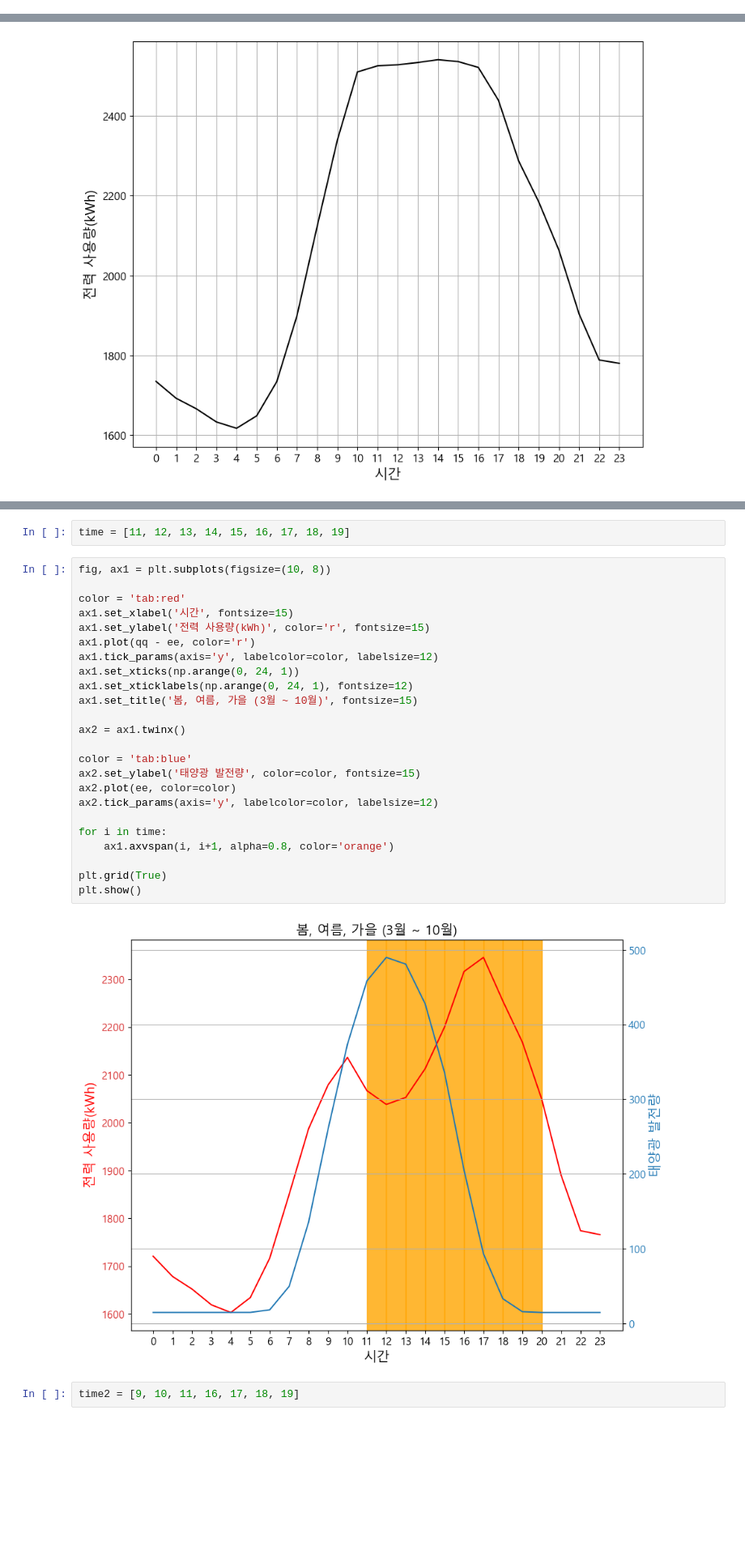
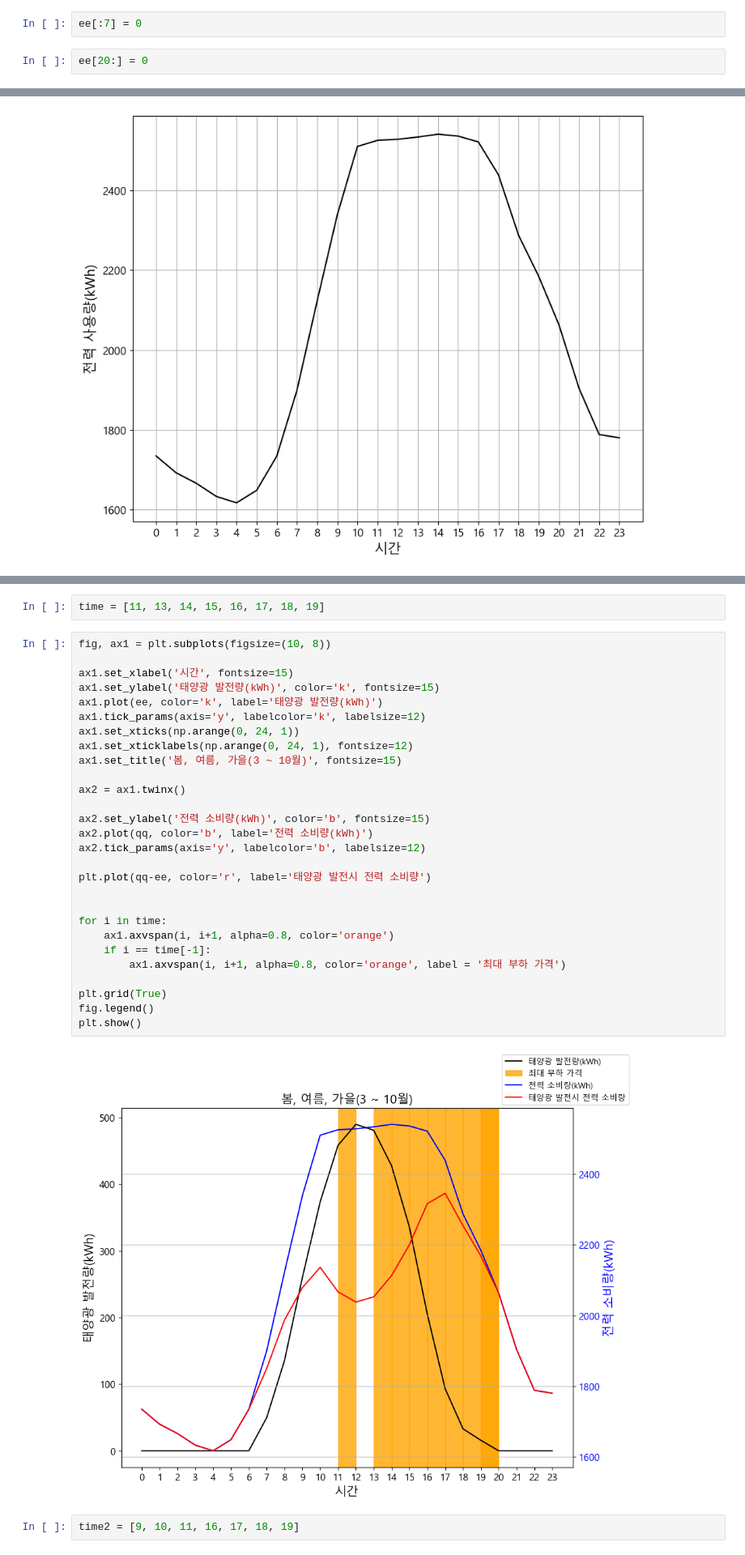
Before and after one commit to Jjineeq/Capstone_Design, a Jupyter notebook: plt.ipynb, the cells around one changed output, grey strips where cells are left out. Shown at 81% size. Cells and saved outputs as stored; diff of their text form; blank space fills up the shorter version.

```diff
--- a/plt.ipynb
+++ b/plt.ipynb
@@ -36 +33,5 @@ solar_eda.target[:100].plot()
+# %%
+ee[:7] = 0
+# %%
+ee[20:] = 0
 # %%
@@ -92,30 +92,34 @@ plt.show()
 # %%
-time = [11, 12, 13, 14, 15, 16, 17, 18, 19]
+time = [11, 13, 14, 15, 16, 17, 18, 19]
 # %%
 fig, ax1 = plt.subplots(figsize=(10, 8))
 
-color = 'tab:red'
 ax1.set_xlabel('시간', fontsize=15)
-ax1.set_ylabel('전력 사용량(kWh)', color='r', fontsize=15)
-ax1.plot(qq - ee, color='r')
-ax1.tick_params(axis='y', labelcolor=color, labelsize=12)
+ax1.set_ylabel('태양광 발전량(kWh)', color='k', fontsize=15)
+ax1.plot(ee, color='k', label='태양광 발전량(kWh)')
+ax1.tick_params(axis='y', labelcolor='k', labelsize=12)
 ax1.set_xticks(np.arange(0, 24, 1))
 ax1.set_xticklabels(np.arange(0, 24, 1), fontsize=12)
-ax1.set_title('봄, 여름, 가을 (3월 ~ 10월)', fontsize=15)
+ax1.set_title('봄, 여름, 가을(3 ~ 10월)', fontsize=15)
 
 ax2 = ax1.twinx()
 
-color = 'tab:blue'
-ax2.set_ylabel('태양광 발전량', color=color, fontsize=15)
-ax2.plot(ee, color=color)
-ax2.tick_params(axis='y', labelcolor=color, labelsize=12)
+ax2.set_ylabel('전력 소비량(kWh)', color='b', fontsize=15)
+ax2.plot(qq, color='b', label='전력 소비량(kWh)')
+ax2.tick_params(axis='y', labelcolor='b', labelsize=12)
+
+plt.plot(qq-ee, color='r', label='태양광 발전시 전력 소비량')
+
 
 for i in time:
     ax1.axvspan(i, i+1, alpha=0.8, color='orange')
+    if i == time[-1]:
+        ax1.axvspan(i, i+1, alpha=0.8, color='orange', label = '최대 부하 가격')
 
 plt.grid(True)
+fig.legend()
 plt.show()
 # %% [output]
-[figure, old version]
+[figure, new version]
 # %%
 time2 = [9, 10, 11, 16, 17, 18, 19]
```
Also changed, not shown: parts of 31 cells of this notebook.
